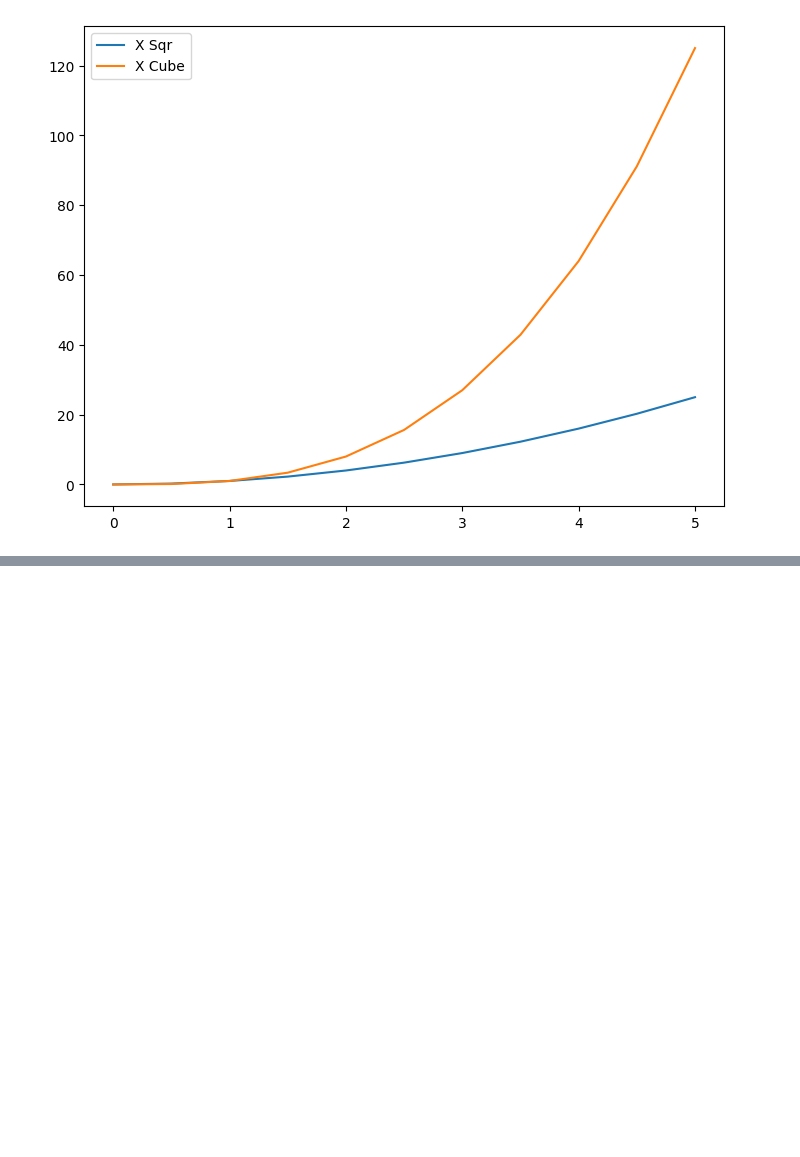
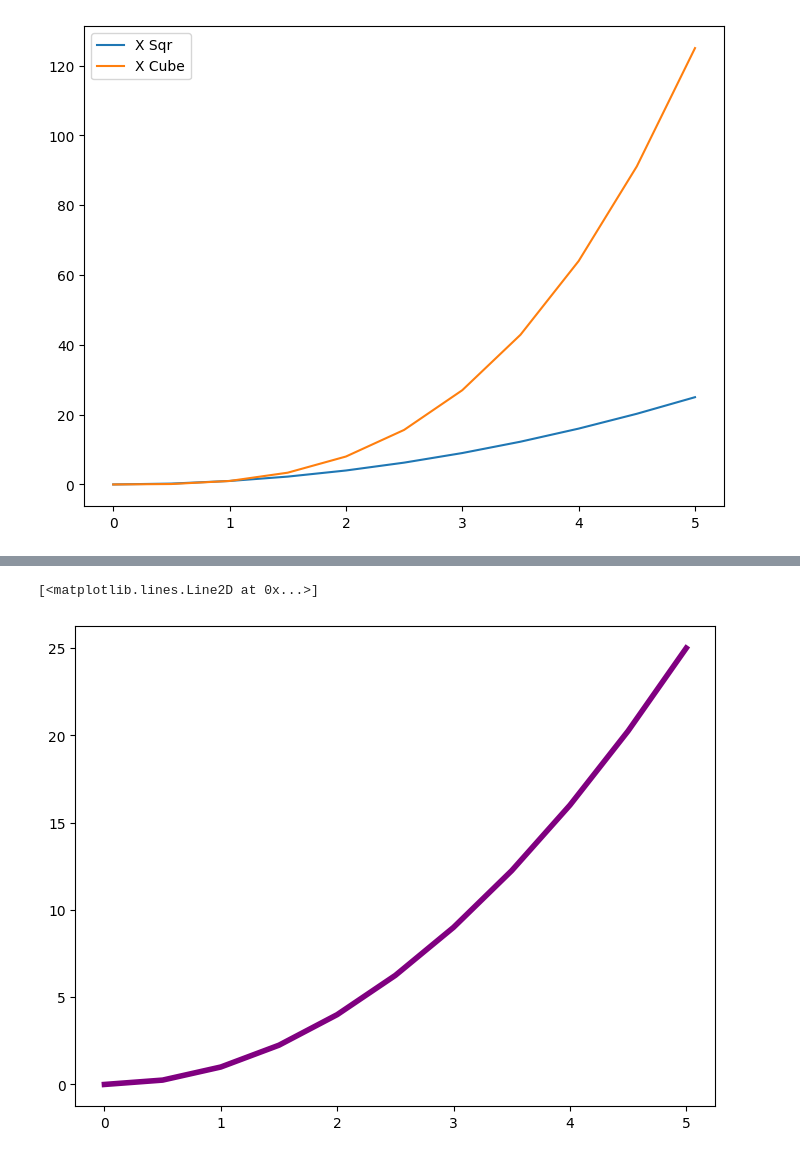
Before and after one commit to dbais76/learn_py, a Jupyter notebook: Data_Visualization/matplotlib_practices_1.ipynb, the cells around one changed output, grey strips where cells are left out. Drawn from its saved outputs; the diff is of its cells as text; code cells hidden in the pictures; blank space fills up the shorter version.

```diff
--- a/Data_Visualization/matplotlib_practices_1.ipynb
+++ b/Data_Visualization/matplotlib_practices_1.ipynb
@@ -172,0 +185,7 @@ ax.legend()
+# %%
+fig = plt.figure()
+ax = fig.add_axes([0,0,1,1])
+ax.plot(x,y,color='#800080',linewidth=4)  ## adding this paramter makes plt line thick or thin depending on the value entered. Can also use lw as shortcut abbrev.
+# %% [output]
+[<matplotlib.lines.Line2D at 0x...>]
+[figure, added]
```
Also changed, not shown: parts of 20 cells of this notebook.
